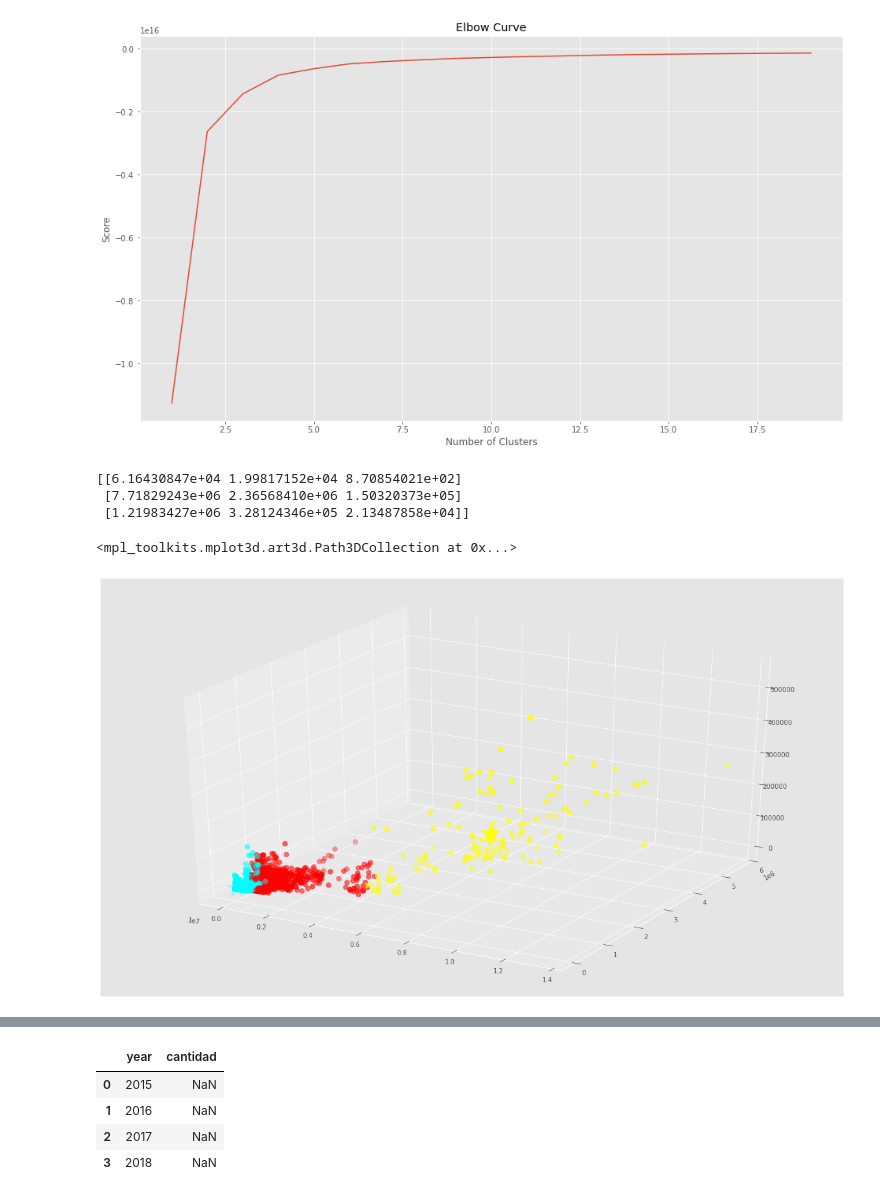
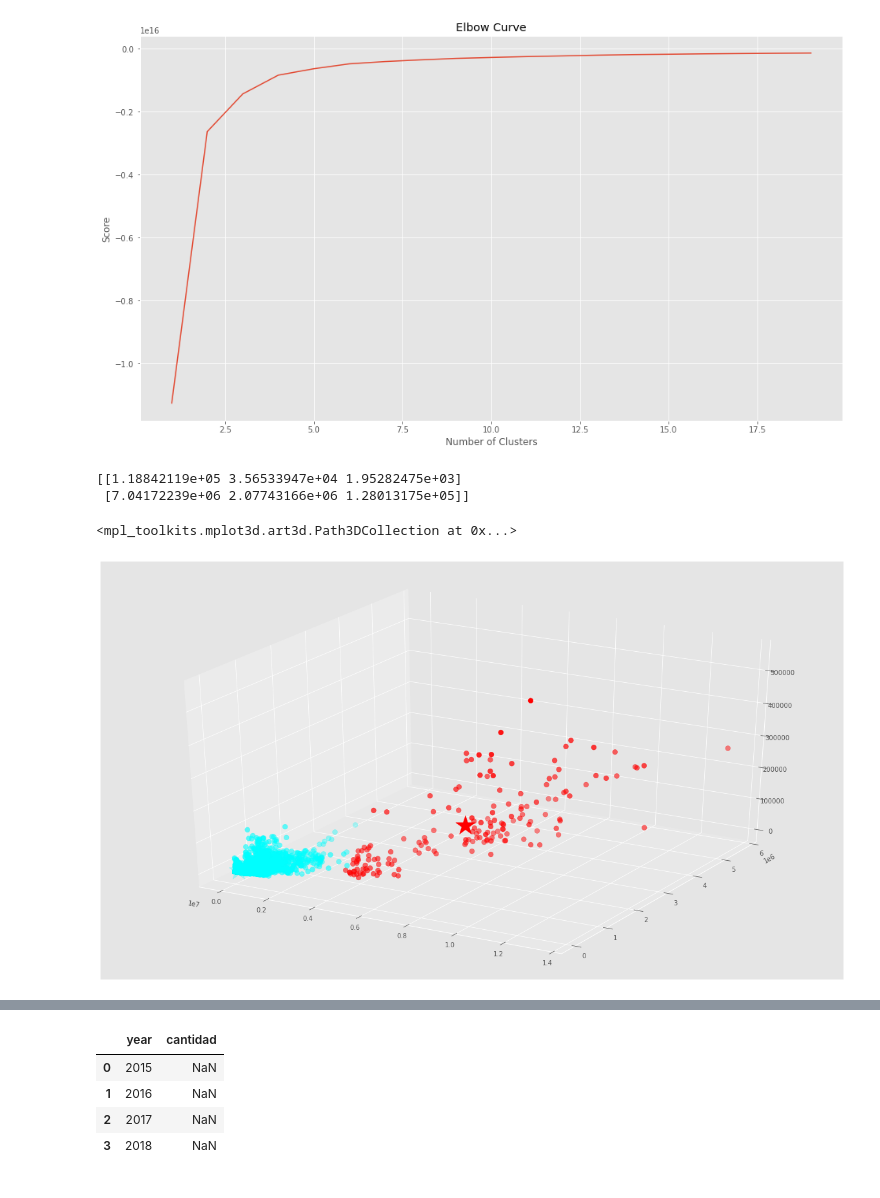
Before and after one commit to MauricioHernandezMatias/Mirepositorio, a Jupyter notebook: Actividad Evaluable_Patrones con K-means.ipynb, the cells around one changed output, grey strips where cells are left out. Drawn from its saved outputs; the diff is of its cells as text; code cells hidden in the pictures.

```diff
--- a/Actividad Evaluable_Patrones con K-means.ipynb
+++ b/Actividad Evaluable_Patrones con K-means.ipynb
@@ -130,27 +130,26 @@ plt.show()
 [figure]
 # %%
 #Por lo tanto k=2
-kmeans = KMeans(n_clusters=3).fit(X)
+kmeans = KMeans(n_clusters=2).fit(X)
 centroids = kmeans.cluster_centers_
 print(centroids)
 # %% [output]
-[[6.16430847e+04 1.99817152e+04 8.70854021e+02]
- [7.71829243e+06 2.36568410e+06 1.50320373e+05]
- [1.21983427e+06 3.28124346e+05 2.13487858e+04]]
+[[1.18842119e+05 3.56533947e+04 1.95282475e+03]
+ [7.04172239e+06 2.07743166e+06 1.28013175e+05]]
 # %%
 labels = kmeans.predict(X)
 C = kmeans.cluster_centers_
-colores=['cyan','yellow','red']
+colores=['cyan','red']
 asignar=[]
 for row in labels:
     asignar.append(colores[row])
 fig = plt.figure()
 ax = Axes3D(fig)
 ax.scatter(X[:,0], X[:,1], X[:,2], c=asignar, s=60)
 ax.scatter(C[:,0], C[:,1], C[:,2], marker='*', c=colores, s=1000)
 # %% [output]
 <mpl_toolkits.mplot3d.art3d.Path3DCollection at 0x...>
-[figure, old version]
+[figure, new version]
 # %%
 f1 = dataframe['Small Bags'].values
 f2 = dataframe['Large Bags'].values
```
Also changed, not shown: parts of 9 cells of this notebook.
